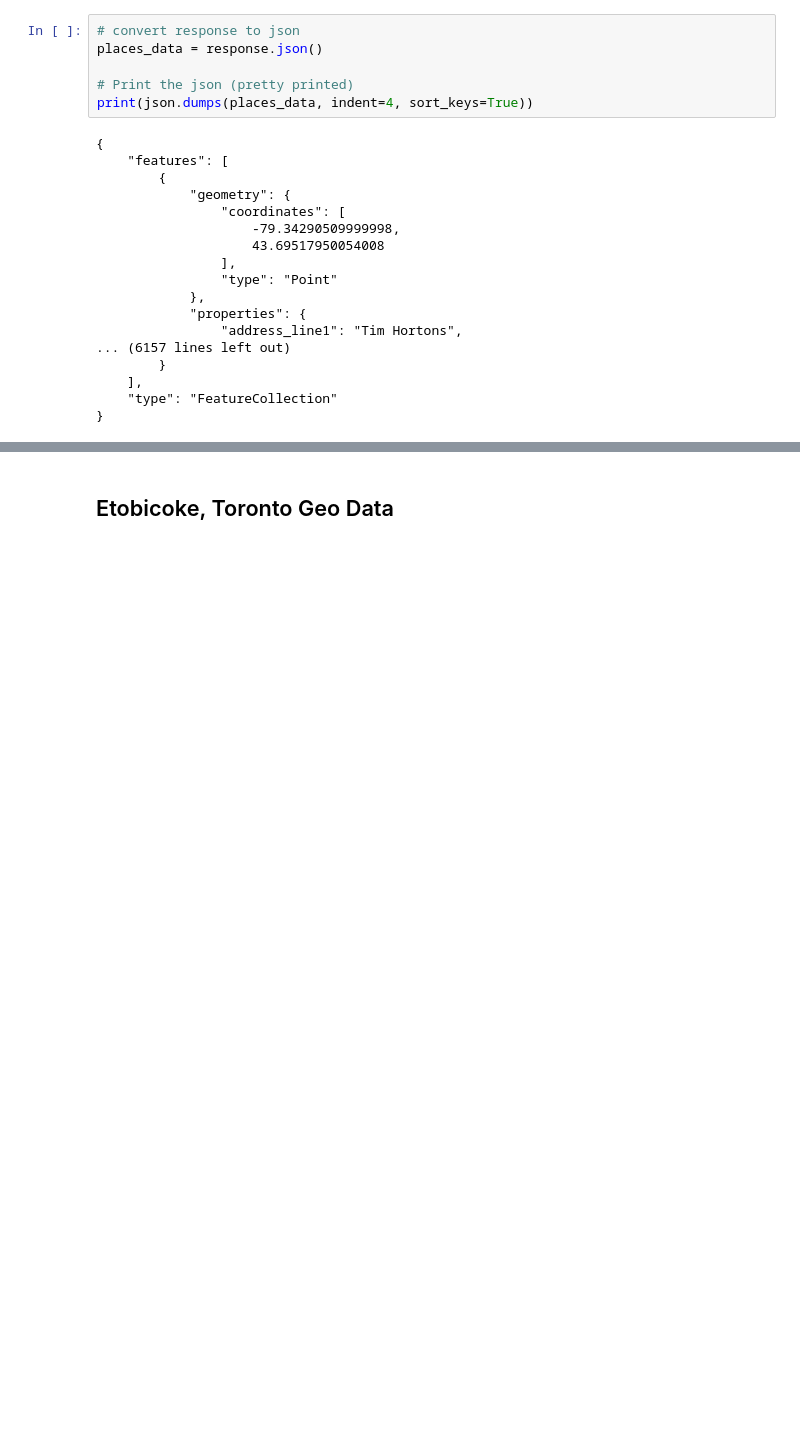
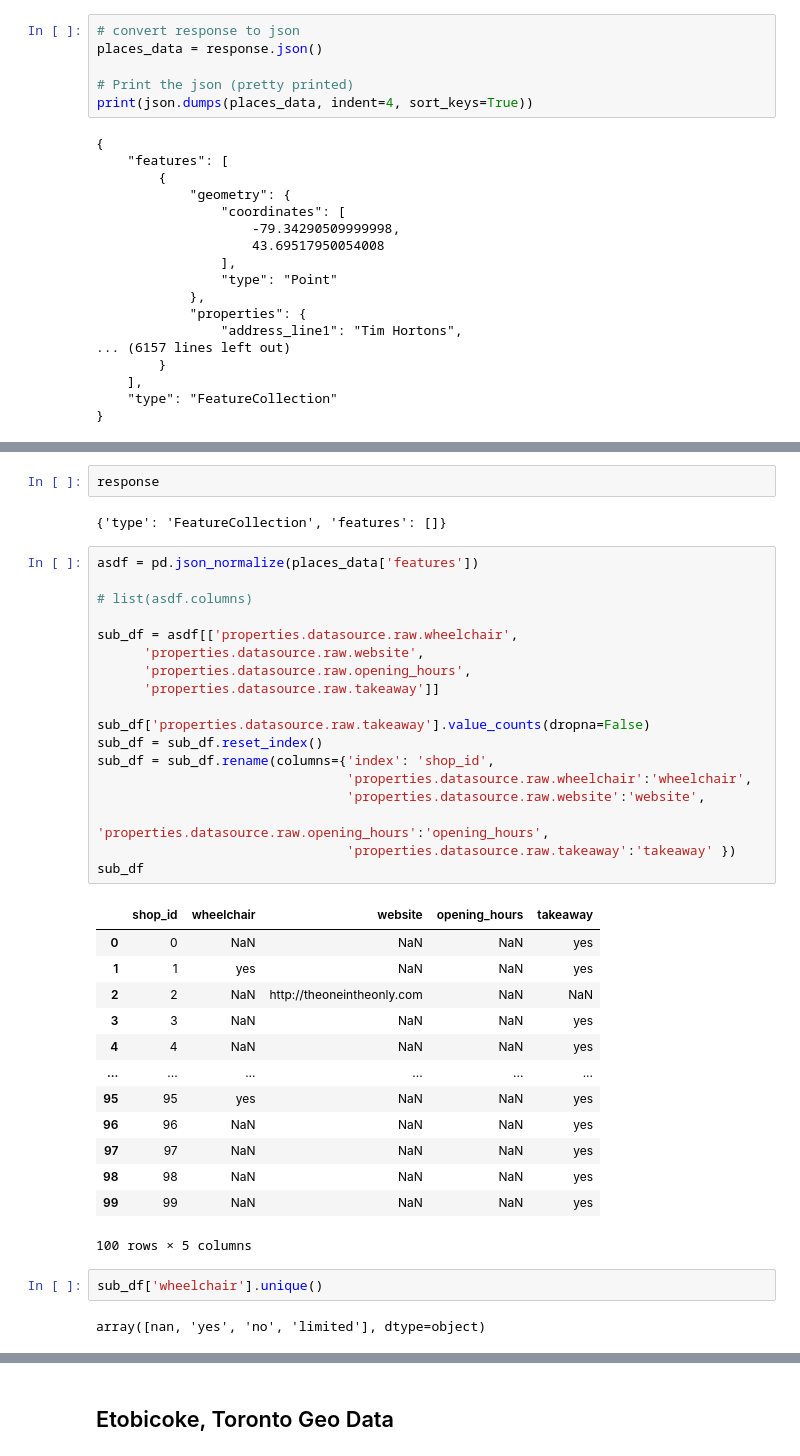
Before and after one commit to abedasalsabil/Group-3-Project-1, a Jupyter notebook: coffee-shops-toronto-districts.ipynb, the cells around one changed output, grey strips where cells are left out. Drawn from its saved outputs; the diff is of its cells as text; blank space fills up the shorter version.

```diff
--- a/coffee-shops-toronto-districts.ipynb
+++ b/coffee-shops-toronto-districts.ipynb
@@ -142,0 +149,40 @@ got 167 total features
+# %%
+response
+# %% [output]
+{'type': 'FeatureCollection', 'features': []}
+# %%
+asdf = pd.json_normalize(places_data['features'])
+
+# list(asdf.columns)
+
+sub_df = asdf[['properties.datasource.raw.wheelchair',
+      'properties.datasource.raw.website',
+      'properties.datasource.raw.opening_hours',
+      'properties.datasource.raw.takeaway']]
+
+sub_df['properties.datasource.raw.takeaway'].value_counts(dropna=False)
+sub_df = sub_df.reset_index()
+sub_df = sub_df.rename(columns={'index': 'shop_id',
+                                'properties.datasource.raw.wheelchair':'wheelchair',
+                                'properties.datasource.raw.website':'website',
+                                'properties.datasource.raw.opening_hours':'opening_hours',
+                                'properties.datasource.raw.takeaway':'takeaway' })
+sub_df
+# %% [output]
+|  | shop_id | wheelchair | website | opening_hours | takeaway |
+| 0 | 0 | NaN | NaN | NaN | yes |
+| 1 | 1 | yes | NaN | NaN | yes |
+| 2 | 2 | NaN | http://theoneintheonly.com | NaN | NaN |
+| 3 | 3 | NaN | NaN | NaN | yes |
+| 4 | 4 | NaN | NaN | NaN | yes |
+| ... | ... | ... | ... | ... | ... |
+| 95 | 95 | yes | NaN | NaN | yes |
+| 96 | 96 | NaN | NaN | NaN | yes |
+| 97 | 97 | NaN | NaN | NaN | yes |
+| 98 | 98 | NaN | NaN | NaN | yes |
+| 99 | 99 | NaN | NaN | NaN | yes |
+100 rows × 5 columns
+# %%
+sub_df['wheelchair'].unique()
+# %% [output]
+array([nan, 'yes', 'no', 'limited'], dtype=object)
```
Also changed, not shown: parts of 11 cells of this notebook.
